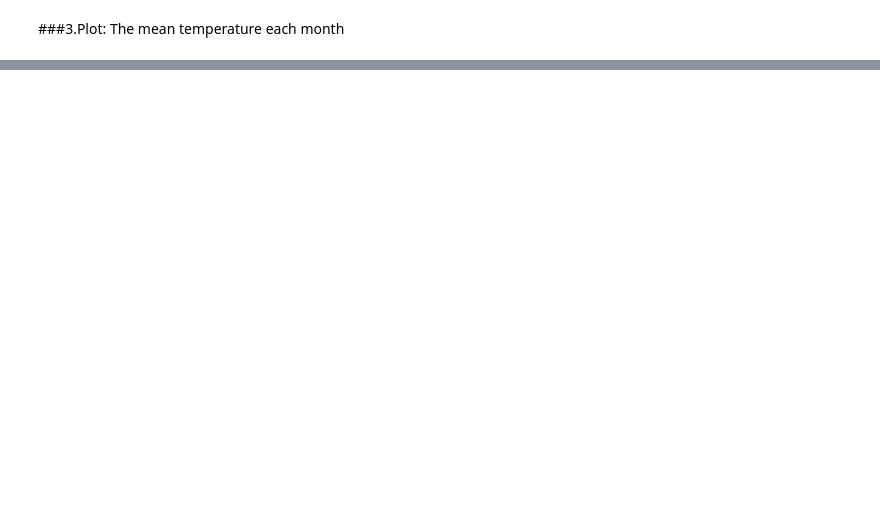
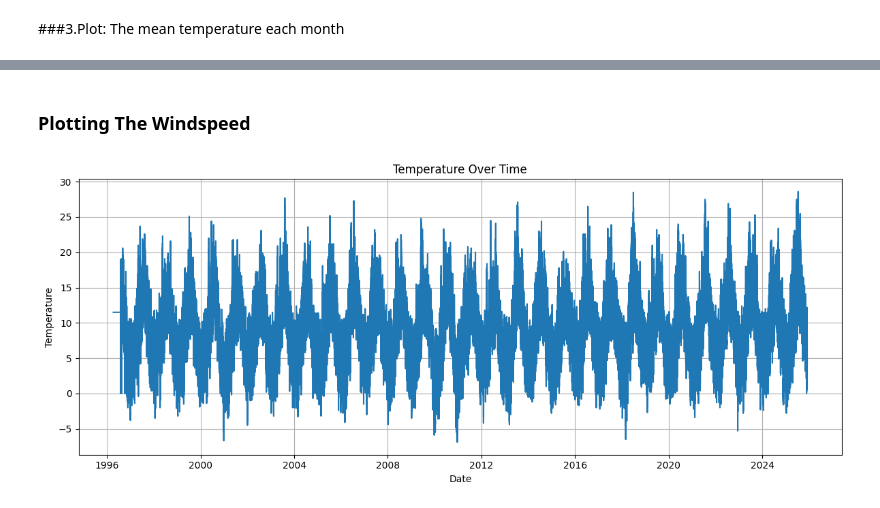
Before and after one commit to Svitlana937/PFDA, a Jupyter notebook: assignments/assignment_6_Weather.ipynb, the cells around one changed output, grey strips where cells are left out. Cells and saved outputs as stored; diff of their text form; code cells hidden in the pictures; blank space fills up the shorter version.

```diff
--- a/assignments/assignment_6_Weather.ipynb
+++ b/assignments/assignment_6_Weather.ipynb
@@ -12,7 +10,7 @@ df = pd.read_csv(
 )
 # %%
 # Convert the 'date' column to datetime format for easier manipulation and analysis.
-df['date'] = pd.to_datetime(df['date'], format='%Y%m%d%H%M')
+df['date'] = pd.to_datetime(df['date'], format='%d-%b-%Y %H:%M')
 # %% [markdown]
 ### 1. Plot: The temperature
 # %%
@@ -56,0 +59,13 @@ plt.show()
+# %% [markdown]
+### Plotting The Windspeed
+# %%
+plt.figure(figsize=(12,5))
+sns.lineplot(data=df, x='date', y='temp')
+plt.title("Temperature Over Time")
+plt.xlabel("Date")
+plt.ylabel("Temperature")
+plt.grid(True)
+plt.tight_layout()
+plt.show()
+# %% [output]
+[figure, added]
```
Also changed, not shown: parts of 8 cells of this notebook, 5 other files.
